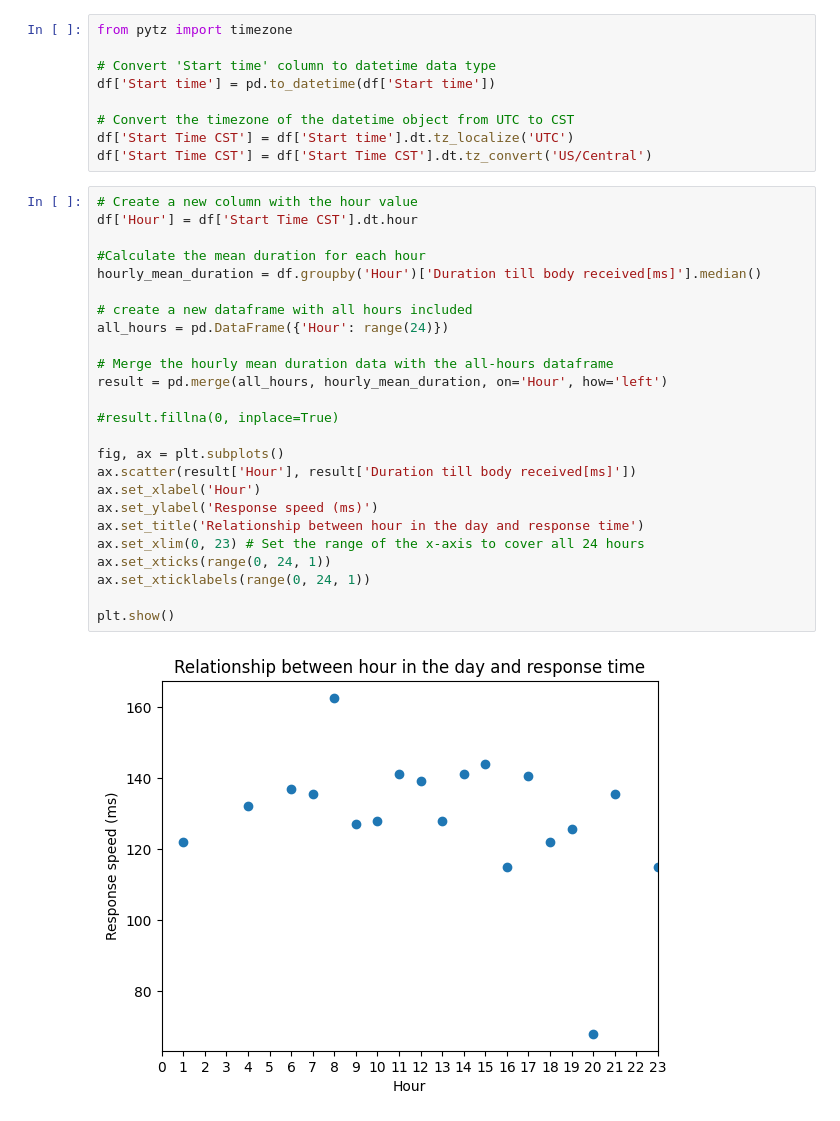
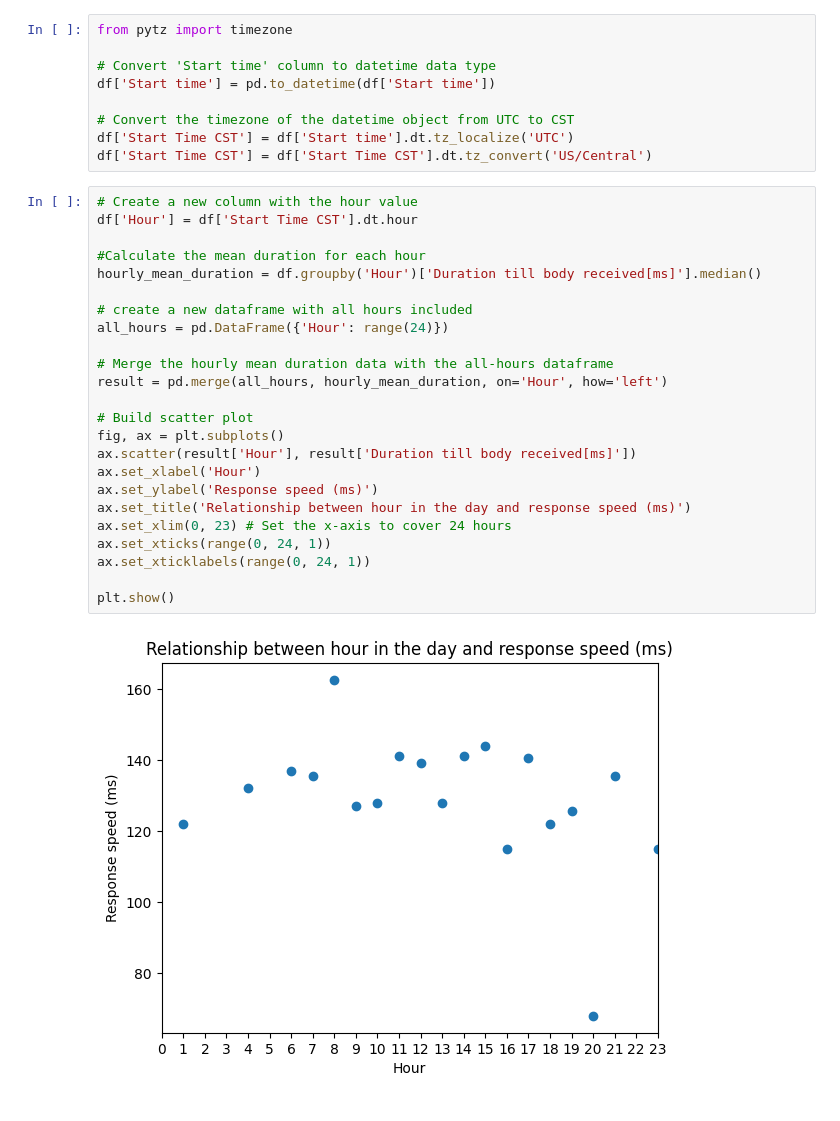
Before and after one commit to niallbuckley/API-data-analytics, a Jupyter notebook: analysis-EEN.ipynb, the cells around one changed output. Drawn from its saved outputs; the diff is of its cells as text.

```diff
--- a/analysis-EEN.ipynb
+++ b/analysis-EEN.ipynb
@@ -157,27 +157,26 @@ df['Start Time CST'] = df['Start Time CST'].dt.tz_convert('US/Central')
 # %%
 # Create a new column with the hour value
 df['Hour'] = df['Start Time CST'].dt.hour
 
 #Calculate the mean duration for each hour
 hourly_mean_duration = df.groupby('Hour')['Duration till body received[ms]'].median()
 
 # create a new dataframe with all hours included
 all_hours = pd.DataFrame({'Hour': range(24)})
 
 # Merge the hourly mean duration data with the all-hours dataframe
 result = pd.merge(all_hours, hourly_mean_duration, on='Hour', how='left')
 
-#result.fillna(0, inplace=True)
-
+# Build scatter plot
 fig, ax = plt.subplots()
 ax.scatter(result['Hour'], result['Duration till body received[ms]'])
 ax.set_xlabel('Hour')
 ax.set_ylabel('Response speed (ms)')
-ax.set_title('Relationship between hour in the day and response time')
-ax.set_xlim(0, 23) # Set the range of the x-axis to cover all 24 hours
+ax.set_title('Relationship between hour in the day and response speed (ms)')
+ax.set_xlim(0, 23) # Set the x-axis to cover 24 hours
 ax.set_xticks(range(0, 24, 1))
 ax.set_xticklabels(range(0, 24, 1))
 
 plt.show()
 # %% [output]
-[figure, old version]
+[figure, new version]
```
Also changed, not shown: parts of 2 cells of this notebook.
